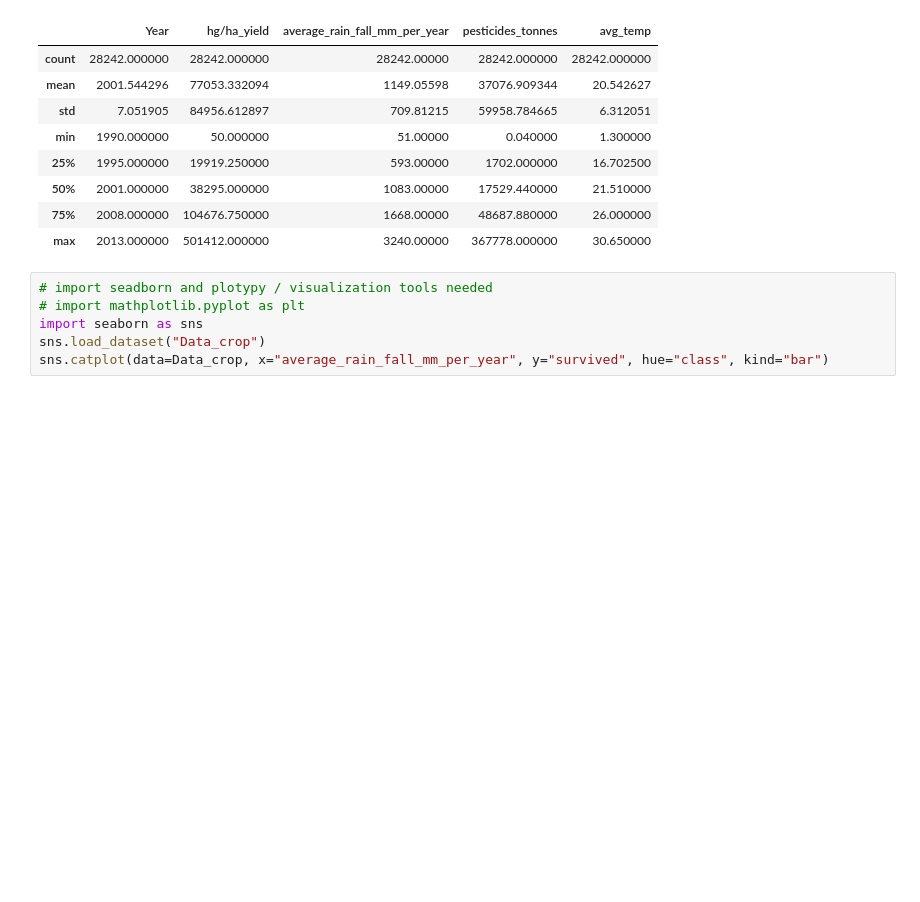
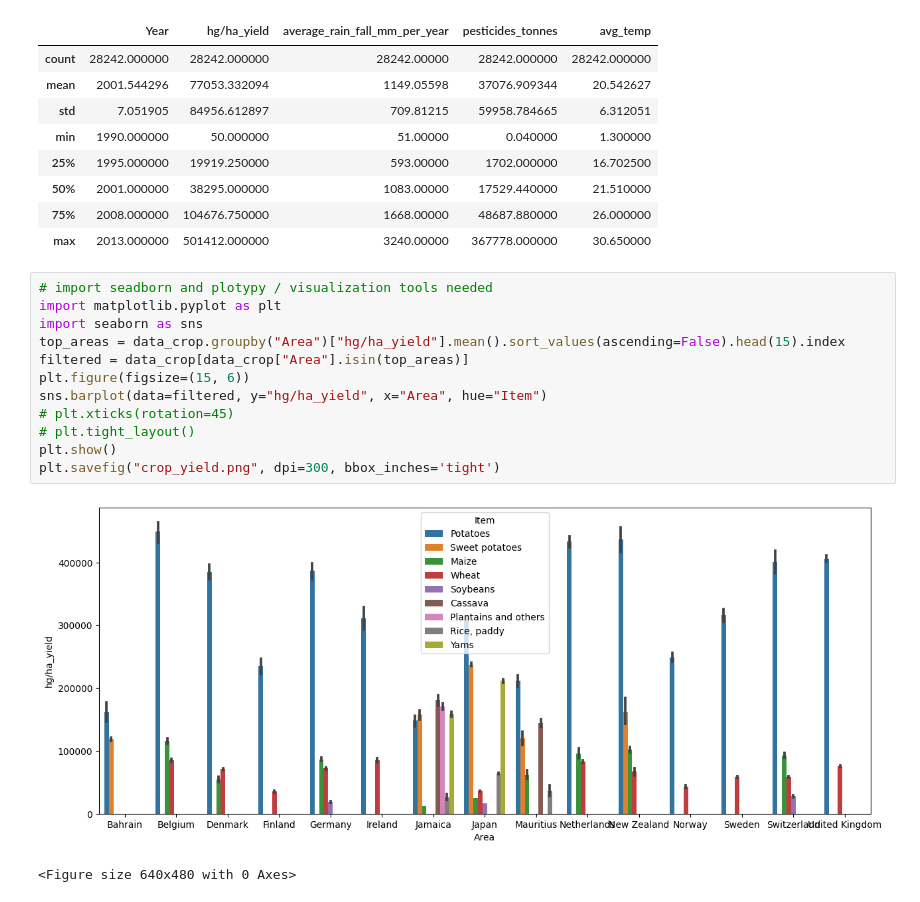
Before and after one commit to allanhue/Data-Science, a Jupyter notebook: Crop yield detection.ipynb, the cells around one changed output. Drawn from its saved outputs; the diff is of its cells as text; blank space fills up the shorter version.

Commit message:
Kaggle Notebook | Crop yield wraggling  | Version 7

```diff
--- a/Crop yield detection.ipynb
+++ b/Crop yield detection.ipynb
@@ -84,9 +84,18 @@ Data_crop
 | 50% | 2001.000000 | 38295.000000 | 1083.00000 | 17529.440000 | 21.510000 |
 | 75% | 2008.000000 | 104676.750000 | 1668.00000 | 48687.880000 | 26.000000 |
 | max | 2013.000000 | 501412.000000 | 3240.00000 | 367778.000000 | 30.650000 |
-# %%
-# import seadborn and plotypy / visualization tools needed
-# import mathplotlib.pyplot as plt
-import seaborn as sns
-sns.load_dataset("Data_crop")
-sns.catplot(data=Data_crop, x="average_rain_fall_mm_per_year", y="survived", hue="class", kind="bar")
+# %%
+# import seadborn and plotypy / visualization tools needed
+import matplotlib.pyplot as plt
+import seaborn as sns
+top_areas = data_crop.groupby("Area")["hg/ha_yield"].mean().sort_values(ascending=False).head(15).index
+filtered = data_crop[data_crop["Area"].isin(top_areas)]
+plt.figure(figsize=(15, 6))
+sns.barplot(data=filtered, y="hg/ha_yield", x="Area", hue="Item")
+# plt.xticks(rotation=45)
+# plt.tight_layout()
+plt.show()
+plt.savefig("crop_yield.png", dpi=300, bbox_inches='tight')
+# %% [output]
+[figure, added]
+<Figure size 640x480 with 0 Axes>
```
Also changed, not shown: parts of 2 cells of this notebook.
